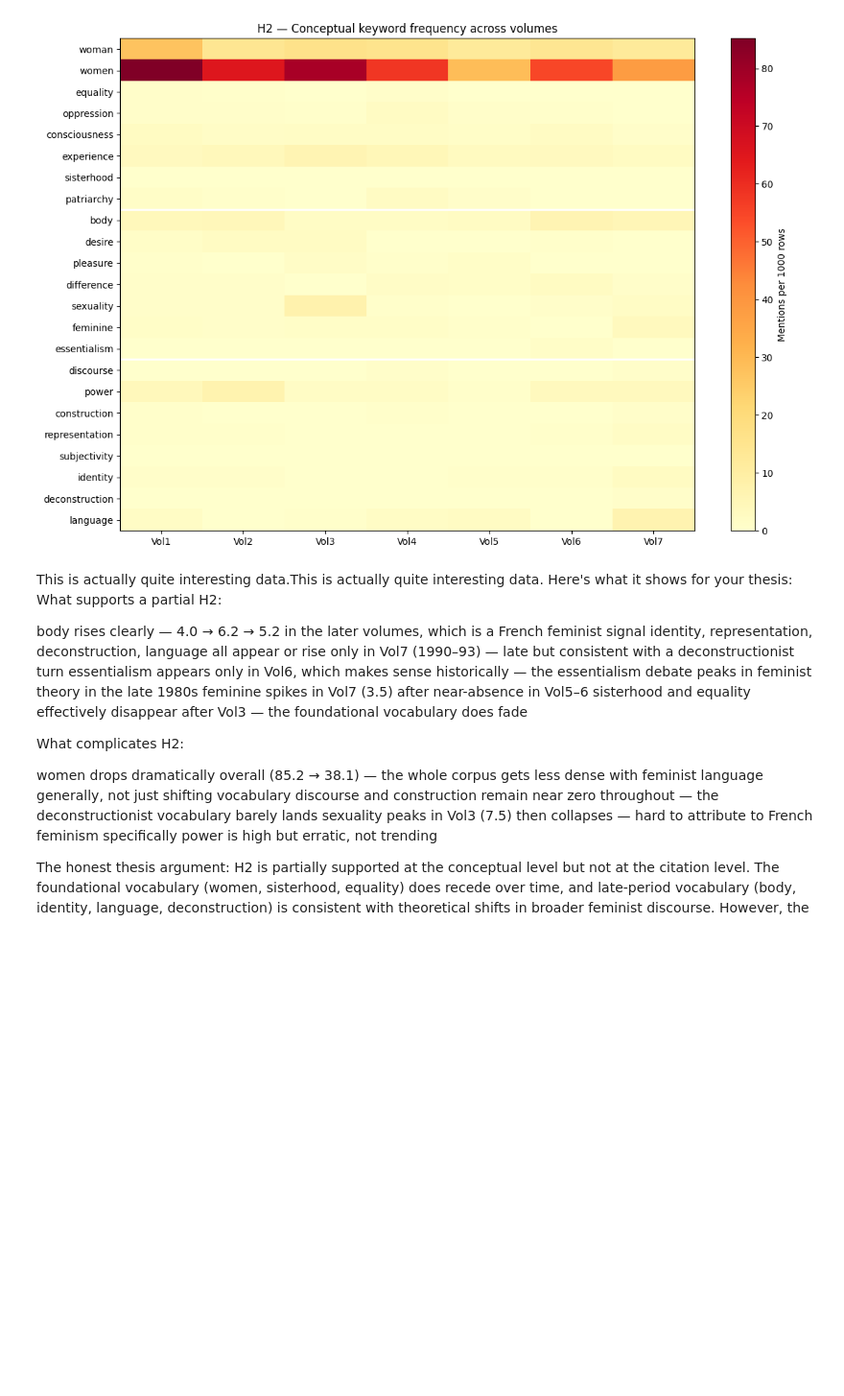
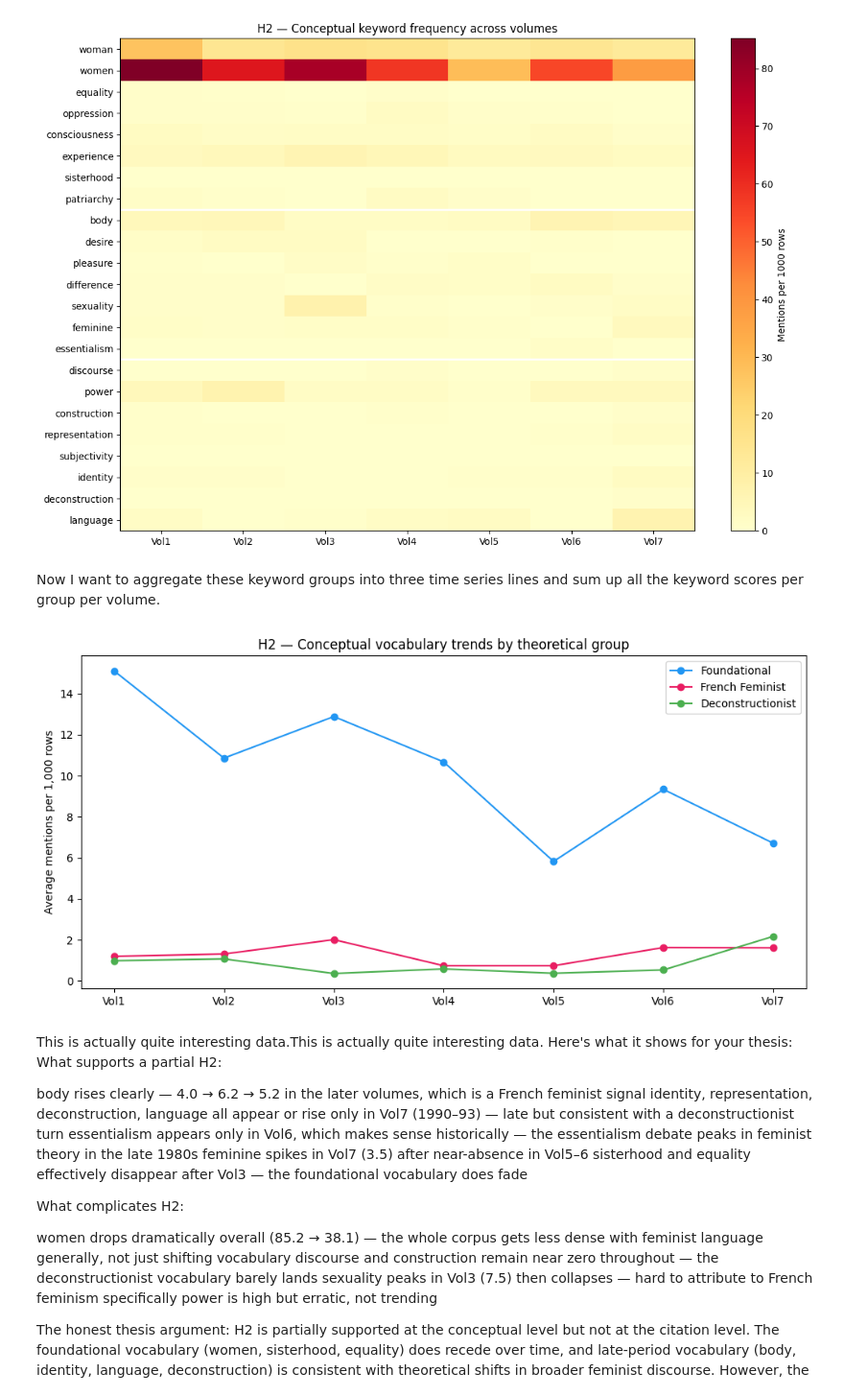
Before and after one commit to Soph-stara/master-thesis-code, a Jupyter notebook: notebooks/h2_analysis/12_analysis_h2.ipynb, the cells around one changed output. Shown at 96% size. Cells and saved outputs as stored; diff of their text form; code cells hidden in the pictures; blank space fills up the shorter version.

```diff
--- a/notebooks/h2_analysis/12_analysis_h2.ipynb
+++ b/notebooks/h2_analysis/12_analysis_h2.ipynb
@@ -325,6 +325,39 @@ plt.savefig("/Users/sophiehamann/master-thesis-code/data/output_files/graph_h2_k
 plt.show()
 # %% [output]
 [figure]
+# %% [markdown]
+Now I want to aggregate these keyword groups into three time series lines and sum up all the keyword scores per group per volume.
+# %%
+
+
+foundational_keywords = ["woman", "women", "equality", "oppression", "consciousness", "experience", "sisterhood", "patriarchy"]
+french_keywords = ["body", "desire", "pleasure", "difference", "sexuality", "feminine", "essentialism"]
+decon_keywords = ["discourse", "power", "construction", "representation", "subjectivity", "identity", "deconstruction", "language"]
+
+# Here I need to calculate the average score per group per volume
+foundational_avg = df_kw.loc[foundational_keywords].mean()
+french_avg       = df_kw.loc[french_keywords].mean()
+decon_avg        = df_kw.loc[decon_keywords].mean()
+
+# Now plotting the three lines.
+short_vols = ["Vol1", "Vol2", "Vol3", "Vol4", "Vol5", "Vol6", "Vol7"]
+x = range(len(short_vols))
+
+fig, ax = plt.subplots(figsize=(10, 5))
+ax.plot(x, foundational_avg, marker="o", label="Foundational",      color="#2196F3")
+ax.plot(x, french_avg,       marker="o", label="French Feminist",   color="#E91E63")
+ax.plot(x, decon_avg,        marker="o", label="Deconstructionist", color="#4CAF50")
+
+ax.set_xticks(x)
+ax.set_xticklabels(short_vols)
+ax.set_ylabel("Average mentions per 1,000 rows")
+ax.set_title("H2 — Conceptual vocabulary trends by theoretical group")
+ax.legend()
+plt.tight_layout()
+plt.savefig("/Users/sophiehamann/master-thesis-code/data/output_files/graph_h2_group_trends.png", dpi=150)
+plt.show()
+# %% [output]
+[figure, added]
 # %% [markdown]
 This is actually quite interesting data.This is actually quite interesting data. Here's what it shows for your thesis:
 What supports a partial H2:
```
Also changed, not shown: 7 other files.
